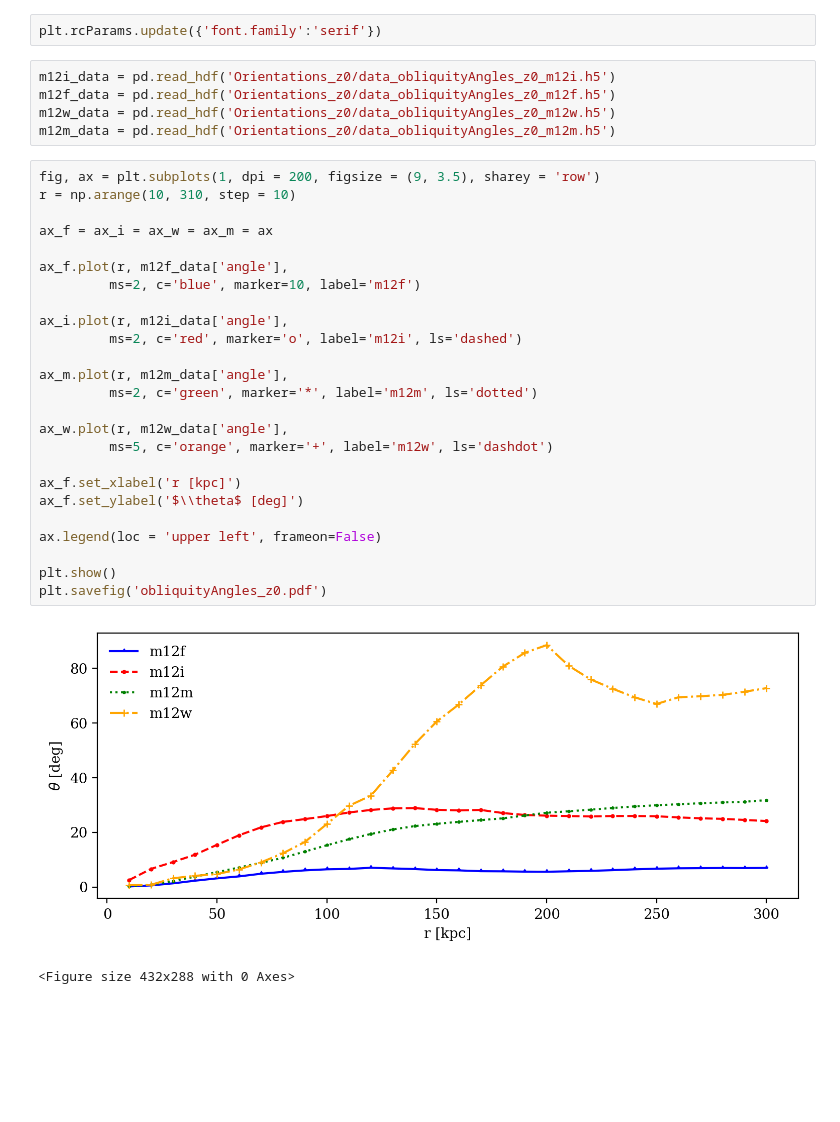
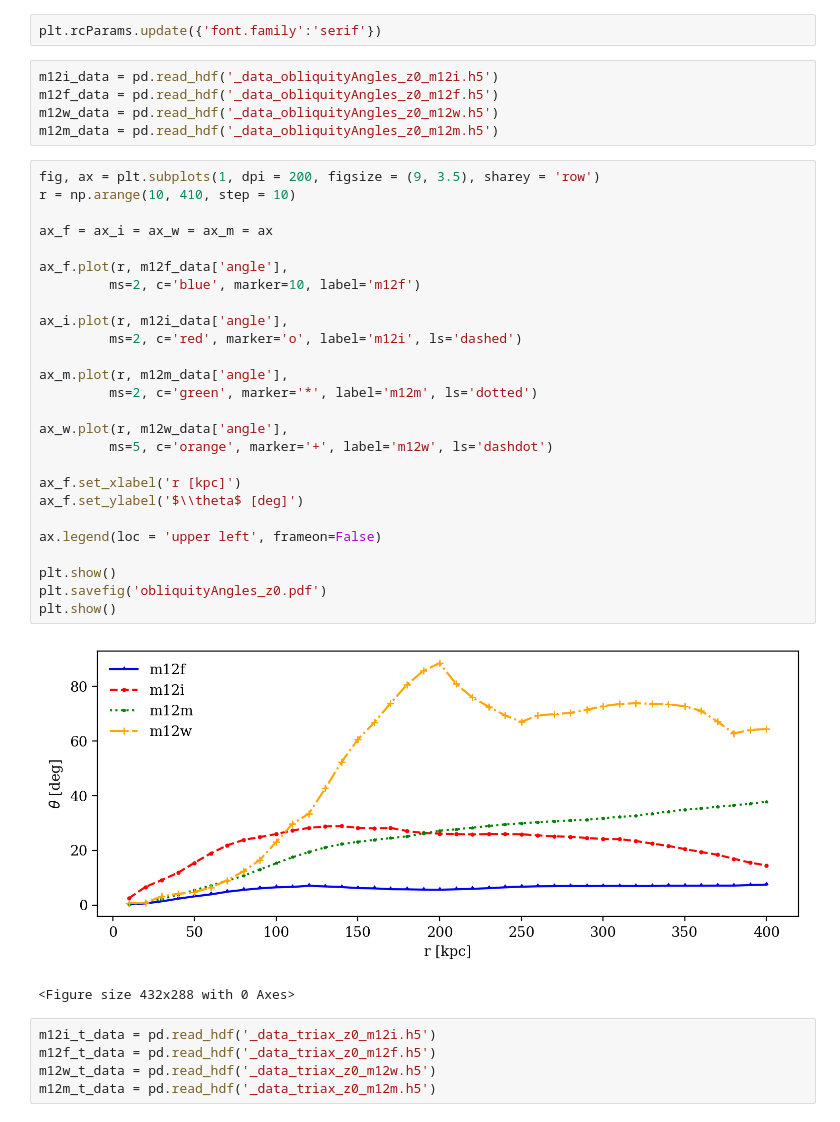
Before and after one commit to jaybaptista/latte_orientations, a Jupyter notebook: _plot_obliquityAngles_z0.ipynb, the cells around one changed output. Cells and saved outputs as stored; diff of their text form; blank space fills up the shorter version.

Commit message:
create obliquity batch file and plotting nbs

```diff
--- a/_plot_obliquityAngles_z0.ipynb
+++ b/_plot_obliquityAngles_z0.ipynb
@@ -5,35 +5,41 @@ import matplotlib.pyplot as plt
 # %%
 plt.rcParams.update({'font.family':'serif'})
 # %%
-m12i_data = pd.read_hdf('Orientations_z0/data_obliquityAngles_z0_m12i.h5')
-m12f_data = pd.read_hdf('Orientations_z0/data_obliquityAngles_z0_m12f.h5')
-m12w_data = pd.read_hdf('Orientations_z0/data_obliquityAngles_z0_m12w.h5')
-m12m_data = pd.read_hdf('Orientations_z0/data_obliquityAngles_z0_m12m.h5')
+m12i_data = pd.read_hdf('_data_obliquityAngles_z0_m12i.h5')
+m12f_data = pd.read_hdf('_data_obliquityAngles_z0_m12f.h5')
+m12w_data = pd.read_hdf('_data_obliquityAngles_z0_m12w.h5')
+m12m_data = pd.read_hdf('_data_obliquityAngles_z0_m12m.h5')
 # %%
 fig, ax = plt.subplots(1, dpi = 200, figsize = (9, 3.5), sharey = 'row')
-r = np.arange(10, 310, step = 10)
+r = np.arange(10, 410, step = 10)
 
 ax_f = ax_i = ax_w = ax_m = ax
 
 ax_f.plot(r, m12f_data['angle'],
          ms=2, c='blue', marker=10, label='m12f')
 
 ax_i.plot(r, m12i_data['angle'],
          ms=2, c='red', marker='o', label='m12i', ls='dashed')
 
 ax_m.plot(r, m12m_data['angle'],
          ms=2, c='green', marker='*', label='m12m', ls='dotted')
 
 ax_w.plot(r, m12w_data['angle'],
          ms=5, c='orange', marker='+', label='m12w', ls='dashdot')
 
 ax_f.set_xlabel('r [kpc]')
 ax_f.set_ylabel('$\\theta$ [deg]')
 
 ax.legend(loc = 'upper left', frameon=False)
 
 plt.show()
 plt.savefig('obliquityAngles_z0.pdf')
+plt.show()
 # %% [output]
-[figure, old version]
+[figure, new version]
 <Figure size 432x288 with 0 Axes>
+# %%
+m12i_t_data = pd.read_hdf('_data_triax_z0_m12i.h5')
+m12f_t_data = pd.read_hdf('_data_triax_z0_m12f.h5')
+m12w_t_data = pd.read_hdf('_data_triax_z0_m12w.h5')
+m12m_t_data = pd.read_hdf('_data_triax_z0_m12m.h5')
```
Also changed, not shown: parts of 1 cell of this notebook, 11 other files.
